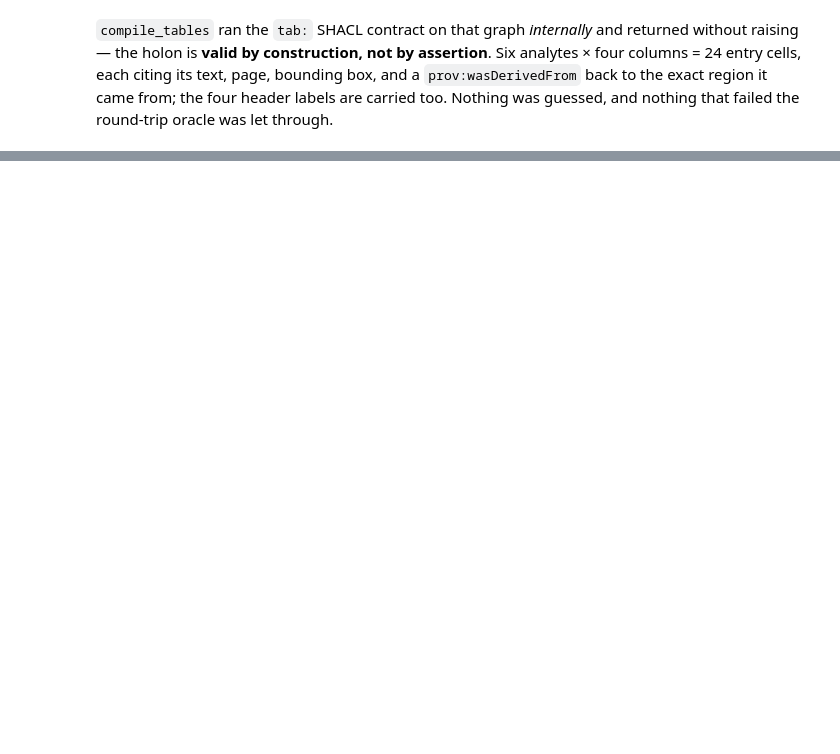
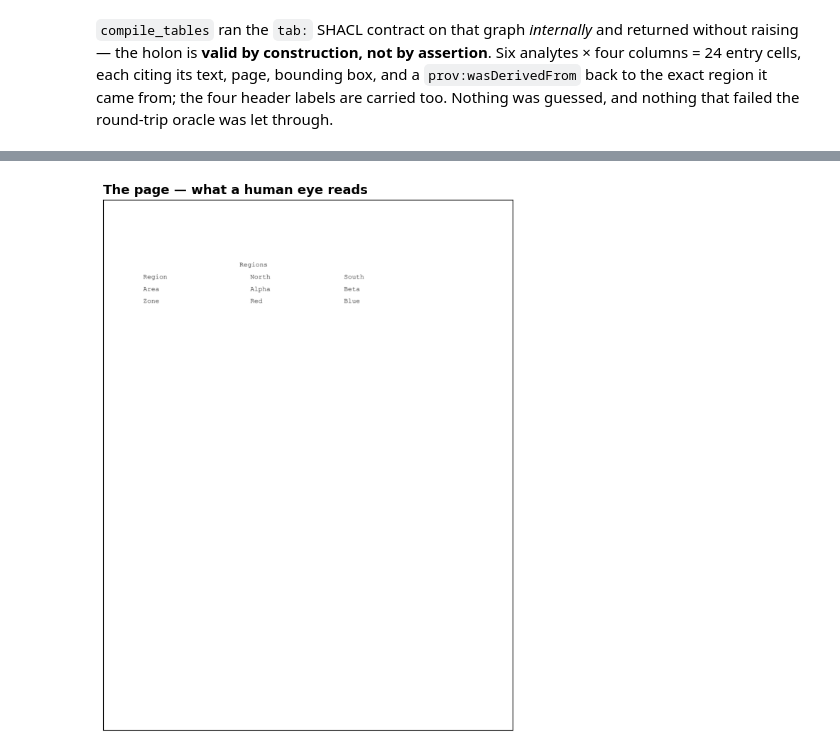
Before and after one commit to iladub/iladub, a Jupyter notebook: demo/etkl_1a_showcase.ipynb, the cells around one changed output, grey strips where cells are left out. Saved outputs shown, nothing was run; the diff lists cells and outputs as text; code cells hidden in the pictures; blank space fills up the shorter version.

```diff
--- a/demo/etkl_1a_showcase.ipynb
+++ b/demo/etkl_1a_showcase.ipynb
@@ -248,0 +258,7 @@ MCV                    88.4 fL                          87.9  fL
+# %%
+# the original document — a merged header over an all-text body (no type signal to place the boundary)
+amb_pdf = os.path.join(tempfile.mkdtemp(), "ambiguous.pdf")
+data.ambiguous_report_pdf(amb_pdf)
+_img, _ = viz.render_page(amb_pdf, dpi=150); viz.show_page(_img); plt.show()
+# %% [output]
+[figure, added]
```
Also changed, not shown: parts of 14 cells of this notebook, 1 other file.
